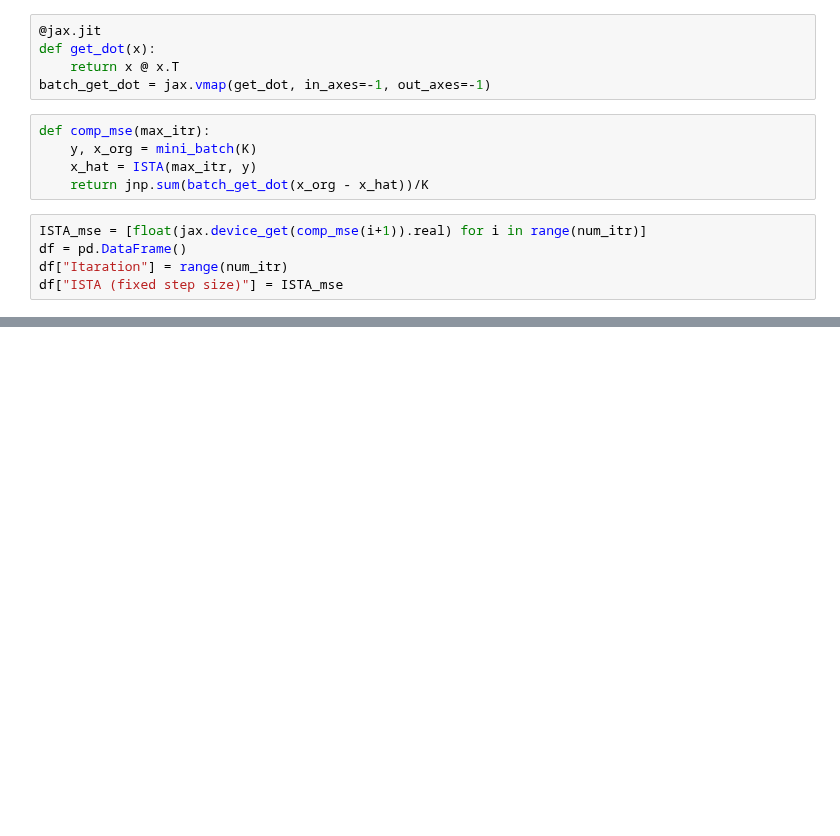
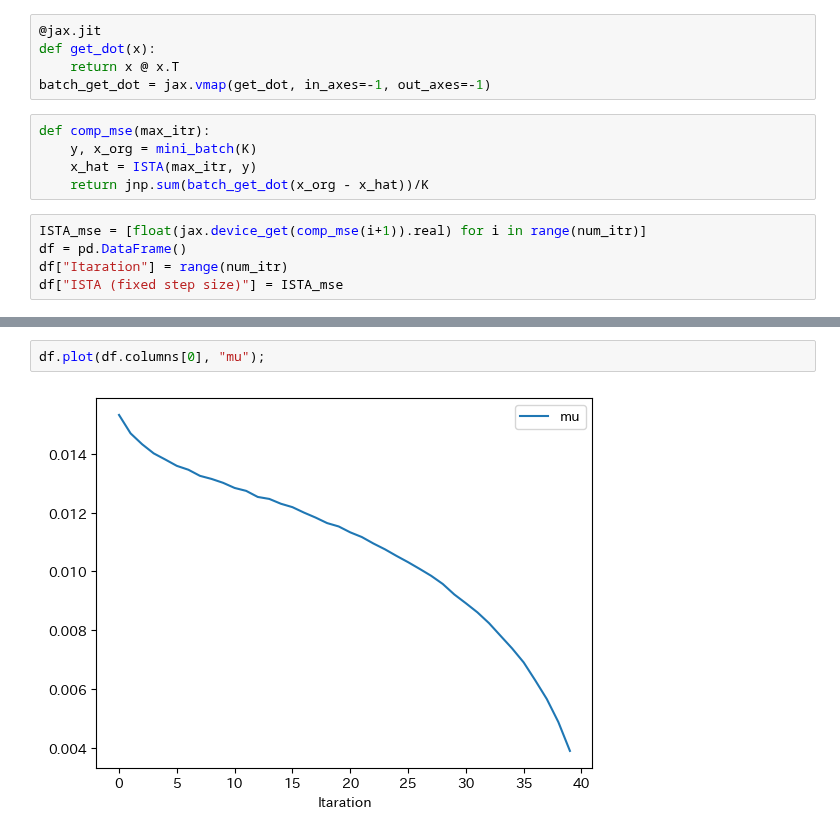
Before and after one commit to gomi-kuzu/model_base_deep, a Jupyter notebook: work/TranslateToPy/Chapter_4/DU-ISTA_py.ipynb, the cells around one changed output, grey strips where cells are left out. Drawn from its saved outputs; the diff is of its cells as text; blank space fills up the shorter version.

```diff
--- a/work/TranslateToPy/Chapter_4/DU-ISTA_py.ipynb
+++ b/work/TranslateToPy/Chapter_4/DU-ISTA_py.ipynb
@@ -67,0 +137,4 @@ plt.yscale("log")
+# %%
+df.plot(df.columns[0], "mu");
+# %% [output]
+[figure, added]
```
Also changed, not shown: parts of 10 cells of this notebook.
